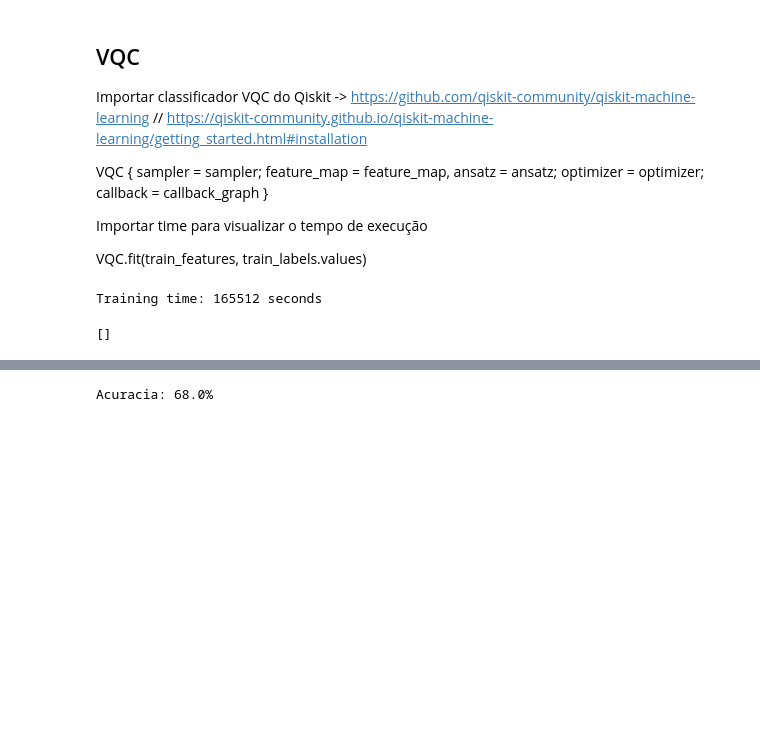
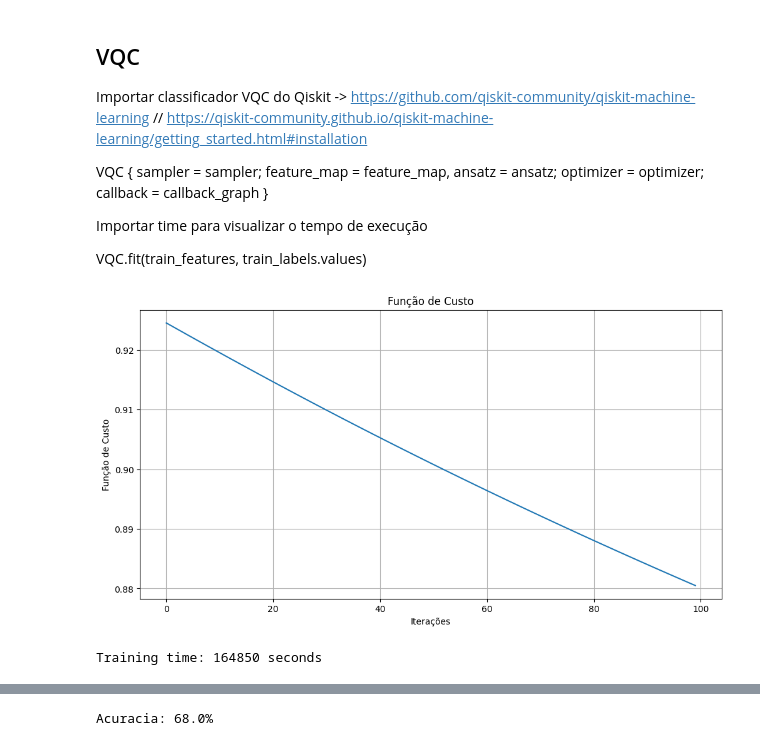
Before and after one commit to matheoxz/vqc_optimization_comparison, a Jupyter notebook: yy_adam_gpu.ipynb, the cells around one changed output, grey strips where cells are left out. Cells and saved outputs as stored; diff of their text form; code cells hidden in the pictures; blank space fills up the shorter version.

```diff
--- a/yy_adam_gpu.ipynb
+++ b/yy_adam_gpu.ipynb
@@ -91,6 +73,7 @@ from matplotlib import pyplot as plt
 from IPython.display import clear_output
 
 objective_func_vals = []
+objective_func_vals_adam = []
 plt.rcParams["figure.figsize"]= (12,6)
 
 def callback_graph(weights, obj_func_eval): #
@@ -101,3 +84,22 @@ def callback_graph(weights, obj_func_eval): #
     plt.ylabel("Função de Custo")
     plt.plot(range(len(objective_func_vals)), objective_func_vals)
     plt.show()
+
+def callback_graph_adam(n_iter, weights, obj_func_eval):
+    """
+    ADAM will call this with
+      n_iter        : int, the current iteration (0, 1, 2, …)
+      weights       : np.ndarray, the current parameter vector
+      obj_func_eval : float,   the cost at that parameter vector
+    """
+    # erase previous plot
+    clear_output(wait=True)
+
+    # store and plot
+    objective_func_vals_adam.append(obj_func_eval)
+    plt.plot(range(len(objective_func_vals_adam)), objective_func_vals_adam)
+    plt.title("Função de Custo")
+    plt.xlabel("Iterações")
+    plt.ylabel("Função de Custo")
+    plt.grid(True)
+    plt.show()
@@ -104,3 +112,6 @@ def callback_graph(weights, obj_func_eval): #
+# %%
+from qiskit_machine_learning.optimizers import ADAM
+optimizer = ADAM(maxiter=100, callback=callback_graph_adam)
 # %% [markdown]
 
 ## VQC
@@ -114,31 +125,28 @@ VQC.fit(train_features, train_labels.values)
 # %%
 import time
 from qiskit_machine_learning.algorithms.classifiers import VQC
 from qiskit_aer import *
 from qiskit.transpiler.preset_passmanagers import generate_preset_pass_manager
 
 sim = AerSimulator(method='statevector', device='GPU')
 
 vqc = VQC(
     #sampler=sampler,
     feature_map=feature_map,
     ansatz=ansatz,
     optimizer=optimizer,
-    callback=callback_graph,
+    #callback=callback_graph,
     pass_manager=generate_preset_pass_manager(backend=sim)
 )
 
 start = time.time()
 vqc.fit(train, y_train.values)
 elapsed = time.time() - start
 
 vqc.save(f'trained_models/{train_name}.model')
 
 
 print(f"Training time: {round(elapsed)} seconds")
 # %% [output]
+[figure, added]
-Training time: 165512 seconds
+Training time: 164850 seconds
-# %%
-print(objective_func_vals)
-# %% [output]
-[]
```
Also changed, not shown: parts of 6 cells of this notebook, 9 other files.
